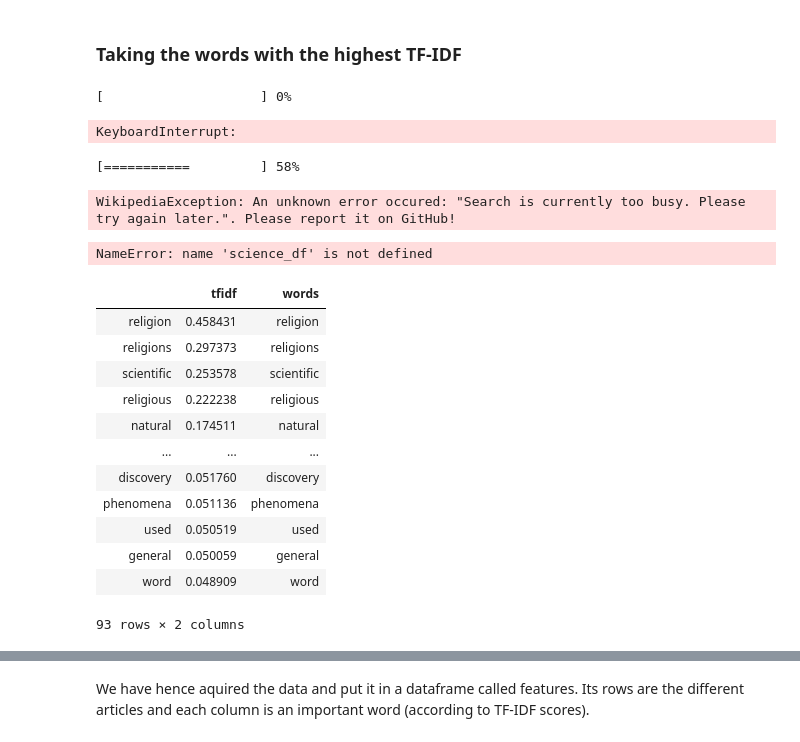
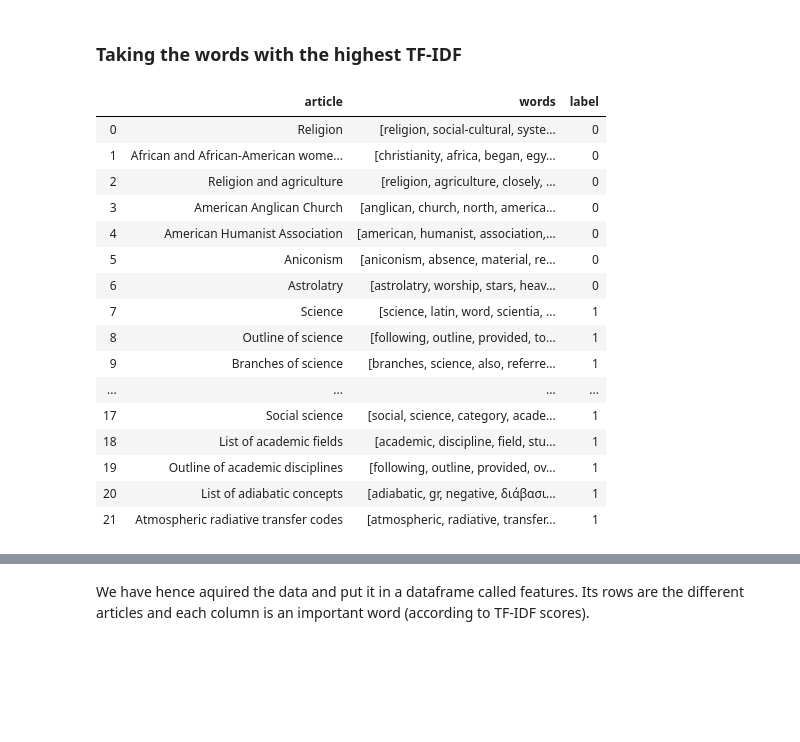
Before and after one commit to aaag97/ntds-projects, a Jupyter notebook: Project/wikipedia.ipynb, the cells around one changed output, grey strips where cells are left out. Drawn from its saved outputs; the diff is of its cells as text; code cells hidden in the pictures; blank space fills up the shorter version.

```diff
--- a/Project/wikipedia.ipynb
+++ b/Project/wikipedia.ipynb
@@ -213,13 +208,3 @@ stop_found = ['====', '===', '==', '<<', '>>', "''", '``', "'s" , '\displaystyle
         '\alpha', '\dot', '\hat', '\lambda', '\left', '\right', 'mathcal', '\nu', '\partial'] #getting the stopwords found in the articles after exmination
 stop_pre = stopwords.words('english') # getting the common english stopwords
 stop_words = stop_found + stop_pre
-# %%
-religion_df = aquire.take_words(religion_articles, stop_words)
-# %% [output]
-[                    ] 0%
-KeyboardInterrupt:
-# %%
-science_df = aquire.take_words(science_articles, stop_words)
-# %% [output]
-[===========         ] 58%
-WikipediaException: An unknown error occured: "Search is currently too busy. Please try again later.". Please report it on GitHub!
@@ -226,35 +219,31 @@ WikipediaException: An unknown error occured: "Search is currently too busy. Ple
 # %%
 religion_labeled_df = religion_df.copy()
 religion_labeled_df['label'] = 0
 
 science_labeled_df = science_df.copy()
 science_labeled_df['label'] = 1
 
-words_df = pd.concat([religion_labeled_df, science_labeled_df])
-labels_df = words_df['label']
-words_df.drop(columns=['label'])
+words_df_reduced = pd.concat([religion_labeled_df[:int(len(religion_labeled_df)/100)],\
+                      science_labeled_df[:int(len(science_labeled_df)/100)]], ignore_index=True)
+labels_df = words_df_reduced['label']
+words_df_reduced
 # %% [output]
-NameError: name 'science_df' is not defined
+|  | article | words | label |
+| 0 | Religion | [religion, social-cultural, syste... | 0 |
+| 1 | African and African-American wome... | [christianity, africa, began, egy... | 0 |
+| 2 | Religion and agriculture | [religion, agriculture, closely, ... | 0 |
+| 3 | American Anglican Church | [anglican, church, north, america... | 0 |
+| 4 | American Humanist Association | [american, humanist, association,... | 0 |
+| 5 | Aniconism | [aniconism, absence, material, re... | 0 |
+| 6 | Astrolatry | [astrolatry, worship, stars, heav... | 0 |
+| 7 | Science | [science, latin, word, scientia, ... | 1 |
+| 8 | Outline of science | [following, outline, provided, to... | 1 |
+| 9 | Branches of science | [branches, science, also, referre... | 1 |
+| ... | ... | ... | ... |
+| 17 | Social science | [social, science, category, acade... | 1 |
+| 18 | List of academic fields | [academic, discipline, field, stu... | 1 |
+| 19 | Outline of academic disciplines | [following, outline, provided, ov... | 1 |
+| 20 | List of adiabatic concepts | [adiabatic, gr, negative, διάβασι... | 1 |
+| 21 | Atmospheric radiative transfer codes | [atmospheric, radiative, transfer... | 1 |
 # %%
 nlpu = NLPUtilities()
-# %%
-TF_IDF_religion = nlpu.TF_IDF(religion_df, 50)
-TF_IDF_science = nlpu.TF_IDF(science_df, 50)
-important_words_df = pd.concat([TF_IDF_religion, TF_IDF_science])
-important_words_df['words'] = important_words_df.index
-important_words_df = important_words_df.drop_duplicates(subset = ['words'])
-important_words_df.sort_values(['tfidf'], ascending = False)
-# %% [output]
-|  | tfidf | words |
-| religion | 0.458431 | religion |
-| religions | 0.297373 | religions |
-| scientific | 0.253578 | scientific |
-| religious | 0.222238 | religious |
-| natural | 0.174511 | natural |
-| ... | ... | ... |
-| discovery | 0.051760 | discovery |
-| phenomena | 0.051136 | phenomena |
-| used | 0.050519 | used |
-| general | 0.050059 | general |
-| word | 0.048909 | word |
-93 rows × 2 columns
```
Also changed, not shown: parts of 18 cells of this notebook.
